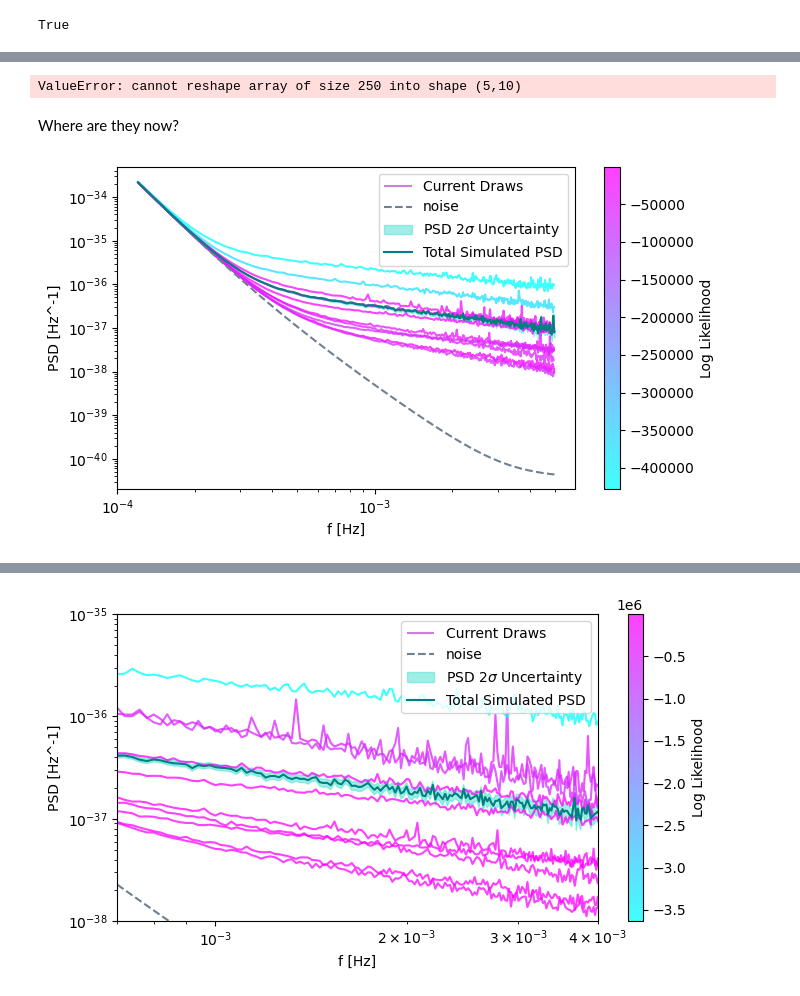
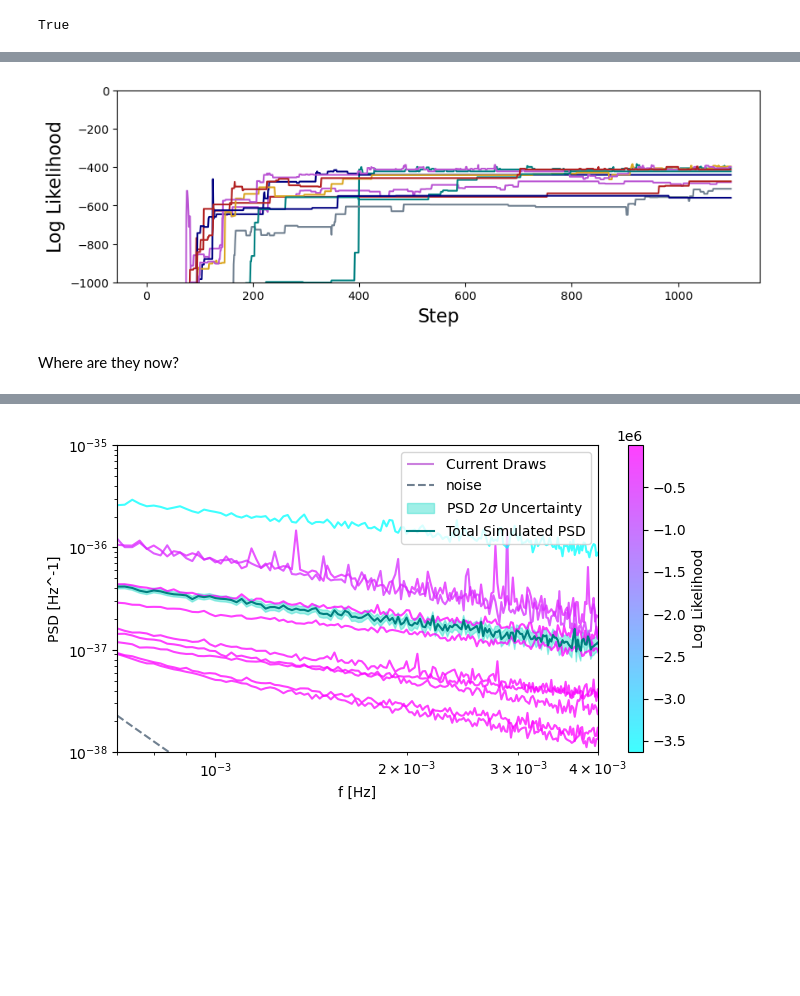
Before and after one commit to criswellalexander/pelargir-gb, a Jupyter notebook: prototype-notebooks/pelargir-v20-tempering.ipynb, the cells around one changed output, grey strips where cells are left out. Cells and saved outputs as stored; diff of their text form; code cells hidden in the pictures; blank space fills up the shorter version.

```diff
--- a/prototype-notebooks/pelargir-v20-tempering.ipynb
+++ b/prototype-notebooks/pelargir-v20-tempering.ipynb
@@ -293,6 +277,6 @@ plot_model_chains(ensemble,names=eryn_popmodel.hpar_names)
 # %%
-plot_model_loglikes(ensemble,names=eryn_popmodel.hpar_names,ylim=(-1e4,0))
+plot_model_loglikes(ensemble,names=eryn_popmodel.hpar_names,ylim=(-1000,0),temp_index=2)
 # %% [output]
-ValueError: cannot reshape array of size 250 into shape (5,10)
+[figure, added]
 # %% [markdown]
 Where are they now?
@@ -301,8 +282,0 @@ Where are they now?
-# %%
-current_state = ensemble.get_chain()['model_0'][-1,...].reshape(10,5)
-plot_spectra_flexible(current_state,datadict,eryn_popmodel,
-                     eryn_supplemental=ensemble.get_chain_supplemental(),
-                     eryn_loglikes=ensemble.get_log_like())
-# spec_dict = plot_current_spectra(current_state,datadict,eryn_popmodel,return_spectra=True,ensemble.)
-# %% [output]
-[figure, removed]
```
Also changed, not shown: parts of 19 cells of this notebook, 1 other file.
